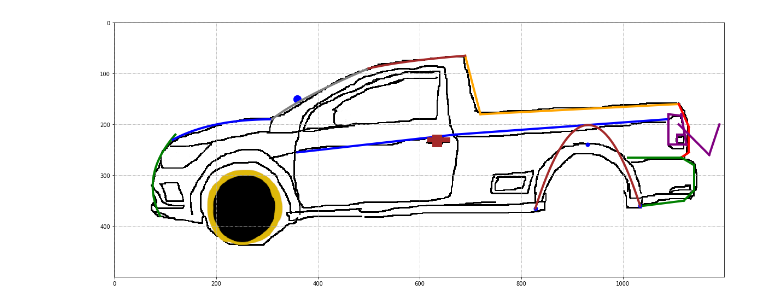
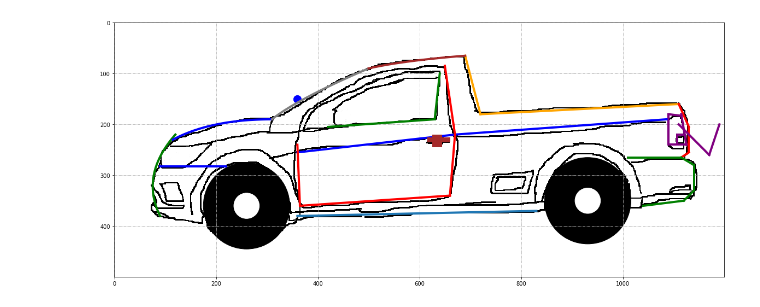
Before and after one commit to BCC-Allan/Carro_grafico, a Jupyter notebook: bezier.ipynb, the cells around one changed output. Cells and saved outputs as stored; diff of their text form; code cells hidden in the pictures.

```diff
--- a/bezier.ipynb
+++ b/bezier.ipynb
@@ -21,8 +21,21 @@ def bezier(p1: tuple, p2: tuple, p3: tuple, t: float):
     x = (1-t)**2 * x1 + 2 * (1-t)*t * x2 + t**2 * x3
     y = (1-t)**2 * y1 + 2 * (1-t)*t * y2 + t**2 * y3
     return (x, y)
+# %%
+def subtrai_vetor(v1, v2):
+    return (v1[0] - v2[0], v1[1] - v2[1])
+
+def mult_vet_esc(m, v):
+    return tuple([z * m for z in v])
+
+v1_base = (360, 380)
+v2_base = (830, 370)
+
+eq_2_pontos = lambda p1: lambda p2: lambda u: subtrai_vetor(p1, mult_vet_esc(u, (subtrai_vetor(p1, p2))))
+eq_base = eq_2_pontos(v1_base)(v2_base)
 # %%
 T = np.linspace(0, 1, 100) # valores de 0 a 100
+
 
 # Para- dianteiro
 p1 = (90, 380)
@@ -44,10 +57,10 @@ p1t = p3j
 p2t = (565, 75)  # curva
 p3t = (690, 65)
 
-# Roda traseira
-p1rt = (828, 365)
-p2rt = (931, 40)  # curva
-p3rt = (1034, 360)
+# vidro cima
+p1v = (390, 190)
+p2v = (500, 90)
+p3v = (620, 90)
 
 
 
@@ -56,6 +69,7 @@ matrixc = [bezier(p1c, p2c, p3c, t) for t in T]  # Monta uma matriz com todos po
 matrixj = [bezier(p1j, p2j, p3j, t) for t in T]  # Monta uma matriz com todos pontos da curva
 matrixt = [bezier(p1t, p2t, p3t, t) for t in T]  # Monta uma matriz com todos pontos da curva
 matrixrt = [bezier(p1rt, p2rt, p3rt, t) for t in T]  # Monta uma matriz com todos pontos da curva
+matrixv = [bezier(p1v, p2v, p3v, t) for t in T]  # Monta uma matriz com todos pontos da curva
 
 X = [matrix[i][0] for i in range(len(matrix))]   # Pega todos os valores do eixo x
 Y = [matrix[i][1] for i in range(len(matrix))]   # Pega todos os valores do eixo y
@@ -71,6 +85,12 @@ Yt = [matrixt[i][1] for i in range(len(matrixt))]   # Pega todos os valores do e
 
 Xrt = [matrixrt[i][0] for i in range(len(matrixrt))]   # Pega todos os valores do eixo x
 Yrt = [matrixrt[i][1] for i in range(len(matrixrt))]   # Pega todos os valores do eixo y
+
+Xv = [matrixv[i][0] for i in range(len(matrixrt))]   # Pega todos os valores do eixo x
+Yv = [matrixv[i][1] for i in range(len(matrixrt))]   # Pega todos os valores do eixo y
+
+
+
 
 img = plt.imread("saveiroBolada.png")
 plt.rcParams["figure.figsize"] = (20,10)
@@ -195,18 +215,67 @@ ax.plot(macaneta1, macaneta2,
 ax.plot(macaneta11, macaneta12,
         color='brown', linewidth=18.0, linestyle='-')
 
+porta1 = (670, 660) # x, x
+porta2 = (220, 340) # y, y
+
+porta3 = (365, 660) # x, x
+porta4 = (360, 340) # y, y
+
+porta5 = (365, 360) # x, x
+porta6 = (360, 240) # y, y
+
+porta7 = (670, 650) # x, x
+porta8 = (220, 85) # y, y
+
+
+ax.plot(porta1, porta2,
+        porta3, porta4,
+        porta5, porta6,
+        porta7, porta8,
+        color='red', linewidth=4.0, linestyle='-')
+
+
+
+janela1 = (630, 640) # x, x
+janela2 = (190, 100) # y, y
+
+janela3 = (630, 420) # x, x
+janela4 = (190, 205) # y, y
+
+ax.plot(janela1, janela2,
+        janela3, janela4,
+        color='green', linewidth=4.0, linestyle='-')
+
+
+farol1 = (90, 145) # x, x
+farol2 = (283, 283) # y, y
+
+farol3 = (145, 220) # x, x
+farol4 = (283, 283) # y, y
+
+ax.plot(farol1, farol2,
+        farol3, farol4,
+        color='blue', linewidth=4.0, linestyle='-')
+
+
+kk = [eq_base(z)for z in T]
+ax.plot([x[0] for x in kk], [x[1] for x in kk], linewidth=4.0, linestyle='-')
+
 
 ax.plot(X, Y, color='green', linewidth=4.0, linestyle='-') # Para dianteiro
 ax.plot(Xc, Yc, color='blue', linewidth=4.0, linestyle='-') # Para dianteiro
 ax.plot(Xj, Yj, color='grey', linewidth=4.0, linestyle='-') # Janela
 ax.plot(Xt, Yt, color='brown', linewidth=4.0, linestyle='-') # Teto
-ax.plot(Xrt, Yrt, color='brown', linewidth=4.0, linestyle='-') # Roda traseira
 
+# traseira
+circle1 = plt.Circle((931, 350), 85, color='black')
+ax.add_artist(circle1)
+circle1 = plt.Circle((931, 350), 25, color='white')
+ax.add_artist(circle1)
 
-
-
-
-ax.scatter(1034, 360, s=50, c="blue")
-ax.scatter(931, 240, s=50, c="blue")
-ax.scatter(828, 365, s=50, c="blue")
+#dianteira
+circle1 = plt.Circle((260, 360), 85, color='black')
+ax.add_artist(circle1)
+circle1 = plt.Circle((260, 360), 25, color='white')
+ax.add_artist(circle1)
 # %% [output]
@@ -214 +283 @@ ax.scatter(828, 365, s=50, c="blue")
-[figure, old version]
+[figure, new version]
```
Also changed, not shown: parts of 2 cells of this notebook.
